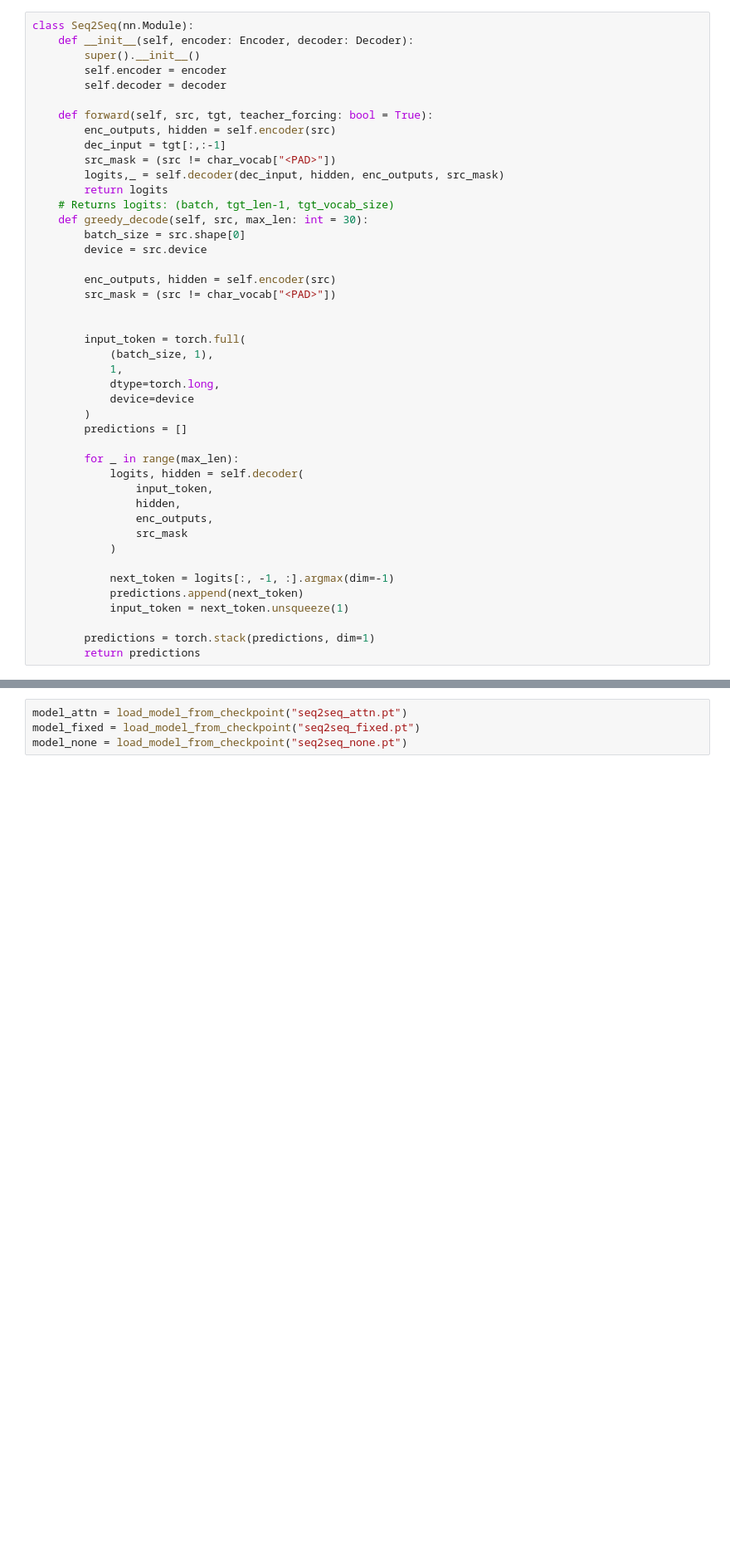
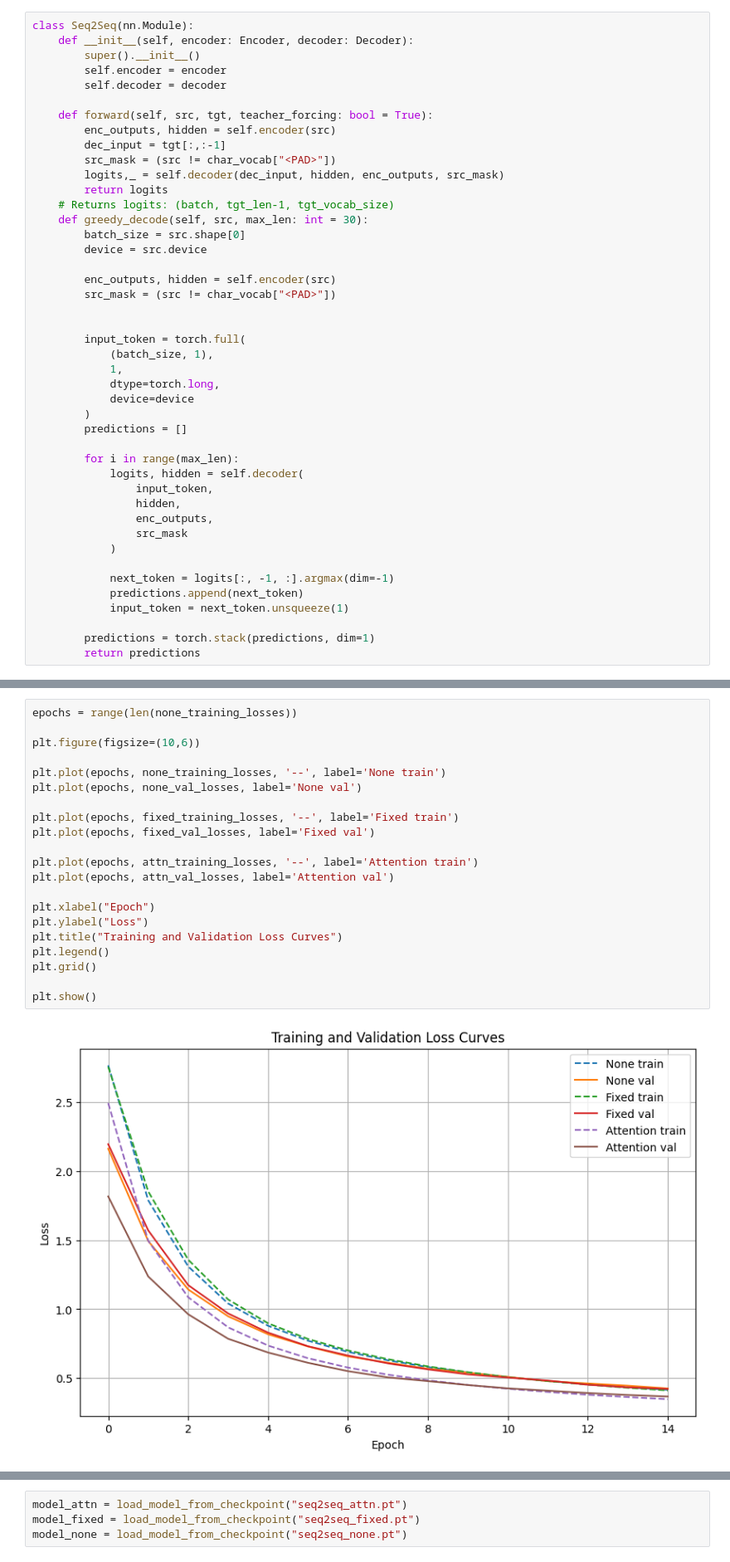
Before and after one commit to EirikSlettan/deep-learning-assignment2, a Jupyter notebook: assignment2.ipynb, the cells around one changed output, grey strips where cells are left out. Shown at 83% size. Saved outputs shown, nothing was run; the diff lists cells and outputs as text; blank space fills up the shorter version.

```diff
--- a/assignment2.ipynb
+++ b/assignment2.ipynb
@@ -369,7 +356,7 @@ class Seq2Seq(nn.Module):
         )
         predictions = []
 
-        for _ in range(max_len):
+        for i in range(max_len):
             logits, hidden = self.decoder(
                 input_token,
                 hidden,
@@ -625,3 +612,26 @@ Epoch 13/15, train loss: 0.4338
 Epoch 13/15, val loss: 0.4460
 Epoch 14/15, train loss: 0.4159
 Epoch 14/15, val loss: 0.4256
+# %%
+epochs = range(len(none_training_losses))
+
+plt.figure(figsize=(10,6))
+
+plt.plot(epochs, none_training_losses, '--', label='None train')
+plt.plot(epochs, none_val_losses, label='None val')
+
+plt.plot(epochs, fixed_training_losses, '--', label='Fixed train')
+plt.plot(epochs, fixed_val_losses, label='Fixed val')
+
+plt.plot(epochs, attn_training_losses, '--', label='Attention train')
+plt.plot(epochs, attn_val_losses, label='Attention val')
+
+plt.xlabel("Epoch")
+plt.ylabel("Loss")
+plt.title("Training and Validation Loss Curves")
+plt.legend()
+plt.grid()
+
+plt.show()
+# %% [output]
+[figure, added]
```
Also changed, not shown: parts of 3 cells of this notebook, 1 other file.
